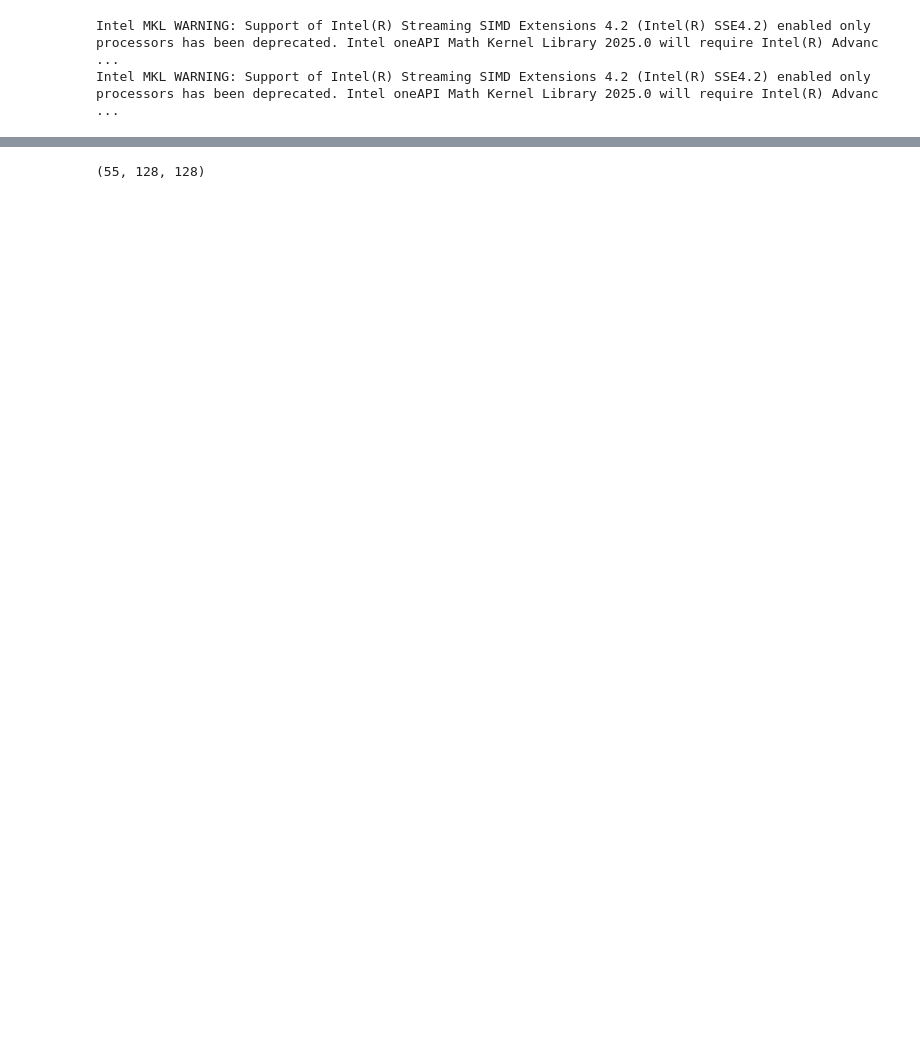
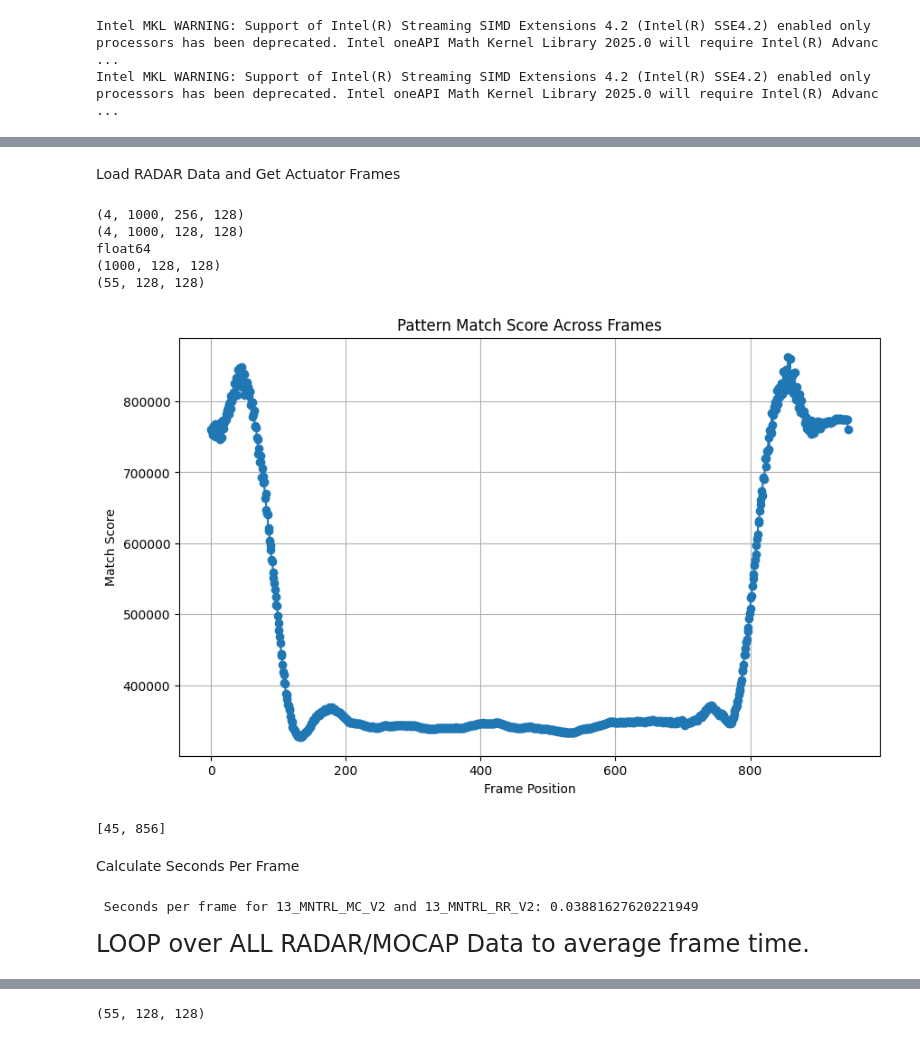
Before and after one commit to CopelandMIT/RADARTreePose, a Jupyter notebook: main.ipynb, the cells around one changed output, grey strips where cells are left out. Drawn from its saved outputs; the diff is of its cells as text; code cells hidden in the pictures; blank space fills up the shorter version.

```diff
--- a/main.ipynb
+++ b/main.ipynb
@@ -14,0 +635,37 @@ Intel MKL WARNING: Support of Intel(R) Streaming SIMD Extensions 4.2 (Intel(R) S
+# %% [markdown]
+Load RADAR Data and Get Actuator Frames
+# %%
+# Initialize the FMCWRADARDataCapture object
+test_data = FMCWRADARDataCapture(file_path=RADAR_spot_check_path)
+
+# Load and save the data
+dataCubes = test_data.load_and_save()
+
+print(dataCubes.shape)
+
+# Process the data with Range-Doppler processing
+processed_data = test_data.range_doppler_processing(dataCubes)
+
+print(processed_data.shape)
+print(processed_data.dtype)
+
+peaks, match_scores_summed = test_data.slide_normalized_actuator_pattern_over_data(processed_data)
+test_data.plot_match_scores(match_scores_summed)
+print(peaks)
+# %% [output]
+(4, 1000, 256, 128)
+(4, 1000, 128, 128)
+float64
+(1000, 128, 128)
+(55, 128, 128)
+[figure, added]
+[45, 856]
+# %% [markdown]
+Calculate Seconds Per Frame
+# %%
+seconds_per_frame = (mocap.end_actuator_time - mocap.start_actuator_time)/(peaks[1]-peaks[0])
+print(f" Seconds per frame for {MOCAP_capture} and {RADAR_capture}: {seconds_per_frame}")
+# %% [output]
+ Seconds per frame for 13_MNTRL_MC_V2 and 13_MNTRL_RR_V2: 0.03881627620221949
+# %% [markdown]
+<span style="font-size:24px;"> LOOP over ALL RADAR/MOCAP Data to average frame time.
```
Also changed, not shown: parts of 61 cells of this notebook, 4 other files.
